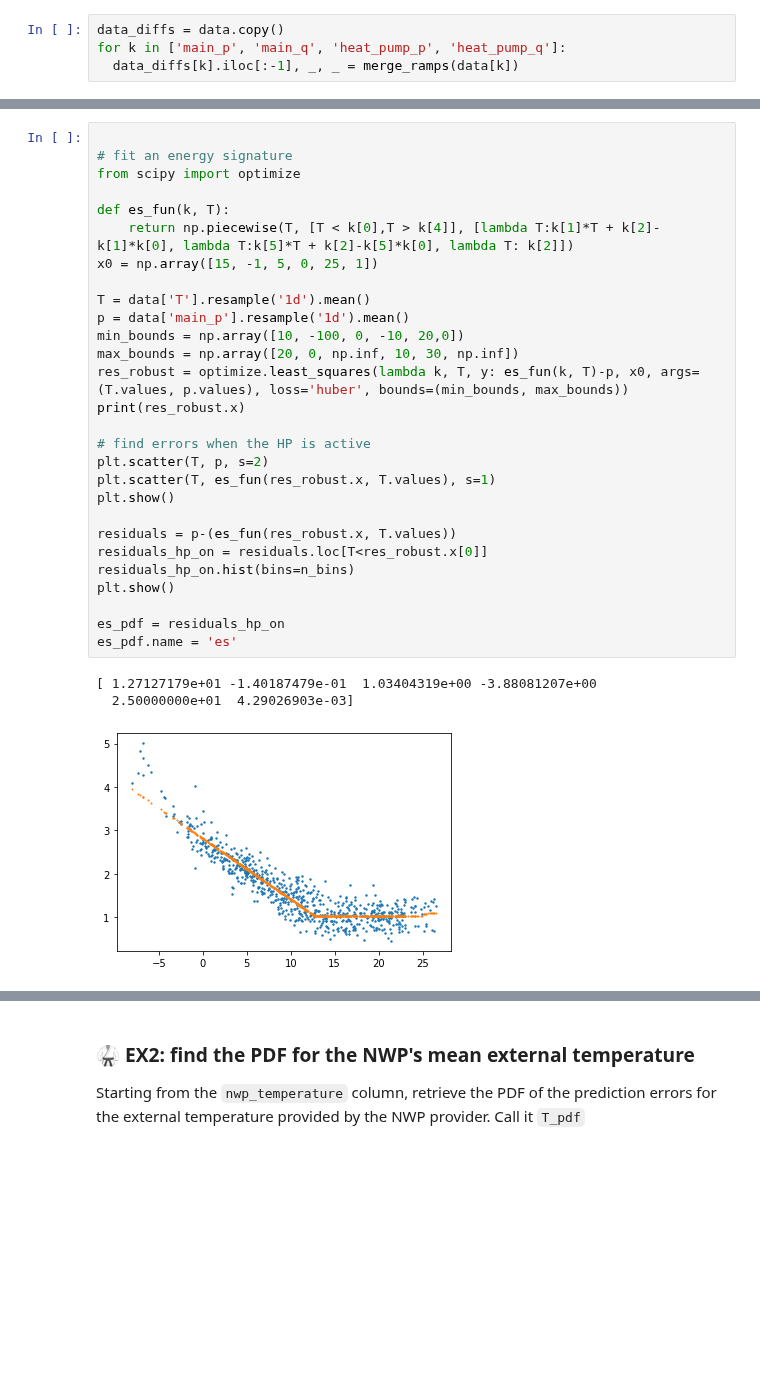
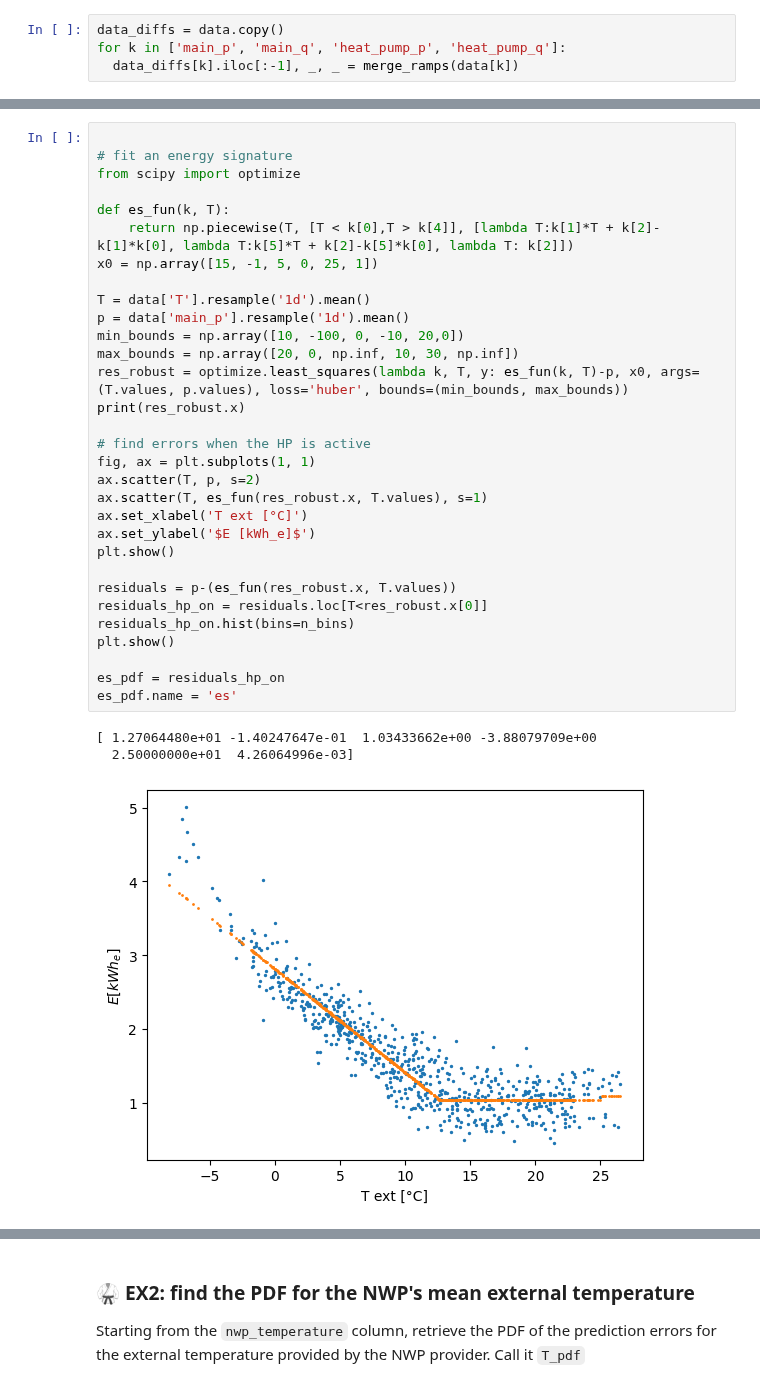
Before and after one commit to nepslor/teaching, a Jupyter notebook: TimeSeriesForecasting/decision_under_uncertainty.ipynb, the cells around one changed output, grey strips where cells are left out. Drawn from its saved outputs; the diff is of its cells as text; blank space fills up the shorter version.

```diff
--- a/TimeSeriesForecasting/decision_under_uncertainty.ipynb
+++ b/TimeSeriesForecasting/decision_under_uncertainty.ipynb
@@ -114,32 +132,35 @@ In the following we'll fit a picewise linear function on the average values of m
 # %%
 
 # fit an energy signature
 from scipy import optimize
 
 def es_fun(k, T):
     return np.piecewise(T, [T < k[0],T > k[4]], [lambda T:k[1]*T + k[2]-k[1]*k[0], lambda T:k[5]*T + k[2]-k[5]*k[0], lambda T: k[2]])
 x0 = np.array([15, -1, 5, 0, 25, 1])
 
 T = data['T'].resample('1d').mean()
 p = data['main_p'].resample('1d').mean()
 min_bounds = np.array([10, -100, 0, -10, 20,0])
 max_bounds = np.array([20, 0, np.inf, 10, 30, np.inf])
 res_robust = optimize.least_squares(lambda k, T, y: es_fun(k, T)-p, x0, args=(T.values, p.values), loss='huber', bounds=(min_bounds, max_bounds))
 print(res_robust.x)
 
 # find errors when the HP is active
-plt.scatter(T, p, s=2)
-plt.scatter(T, es_fun(res_robust.x, T.values), s=1)
+fig, ax = plt.subplots(1, 1)
+ax.scatter(T, p, s=2)
+ax.scatter(T, es_fun(res_robust.x, T.values), s=1)
+ax.set_xlabel('T ext [°C]')
+ax.set_ylabel('$E [kWh_e]$')
 plt.show()
 
 residuals = p-(es_fun(res_robust.x, T.values))
 residuals_hp_on = residuals.loc[T<res_robust.x[0]]
 residuals_hp_on.hist(bins=n_bins)
 plt.show()
 
 es_pdf = residuals_hp_on
 es_pdf.name = 'es'
 # %% [output]
-[ 1.27127179e+01 -1.40187479e-01  1.03404319e+00 -3.88081207e+00
-  2.50000000e+01  4.29026903e-03]
+[ 1.27064480e+01 -1.40247647e-01  1.03433662e+00 -3.88079709e+00
+  2.50000000e+01  4.26064996e-03]
-[figure, old version]
+[figure, new version]
```
Also changed, not shown: parts of 13 cells of this notebook.
